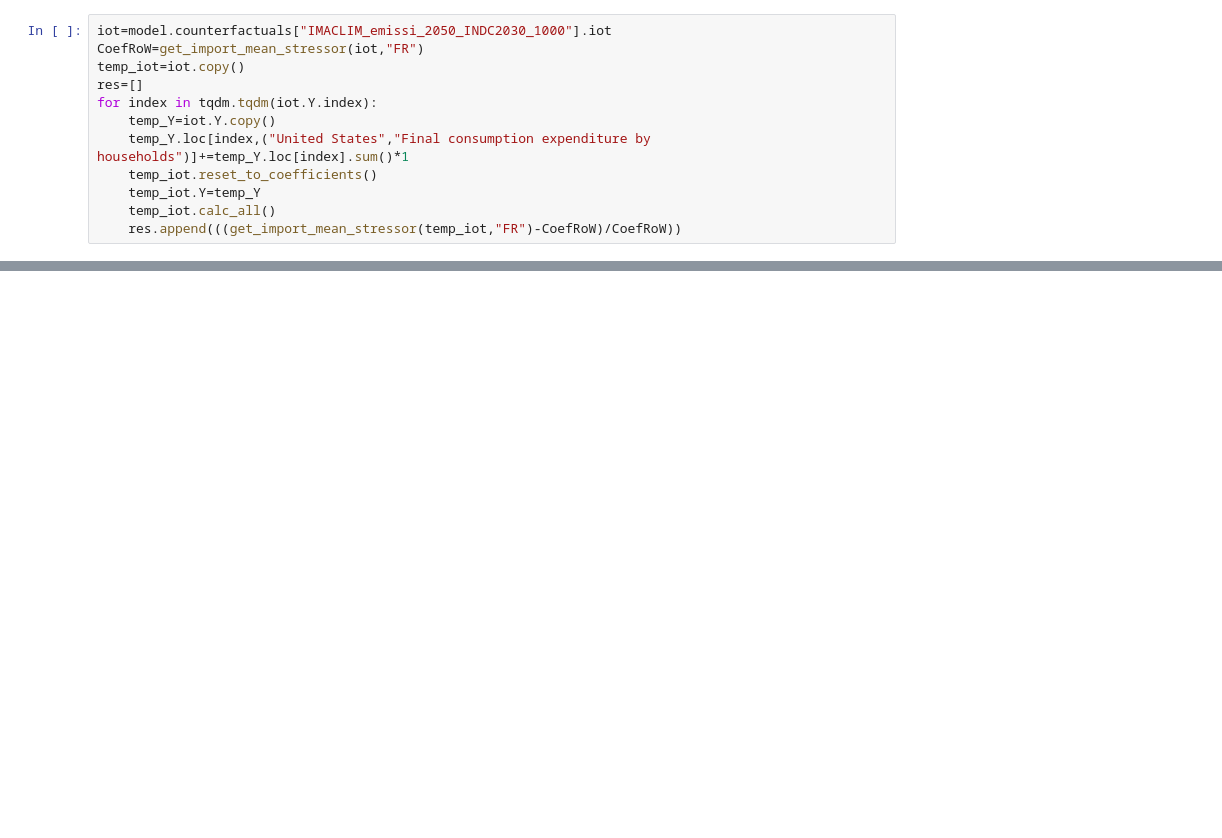
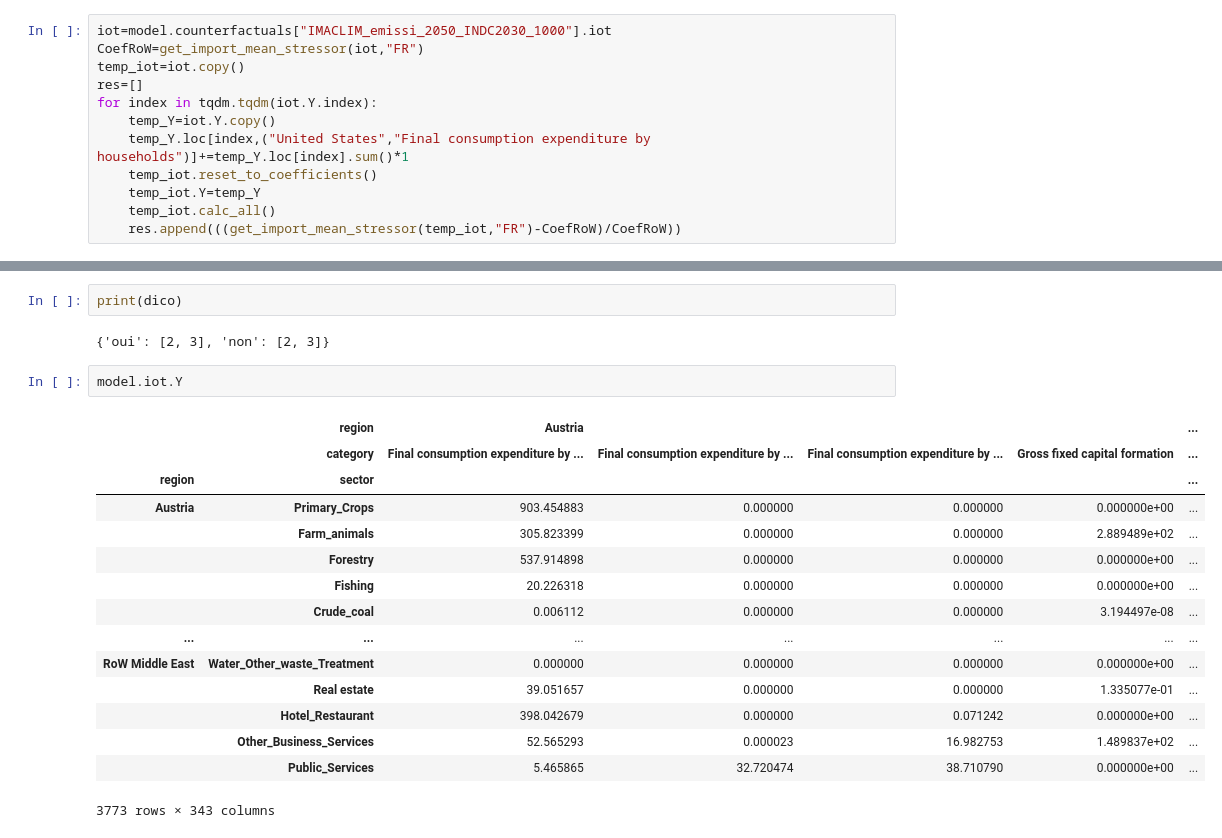
Before and after one commit to Maestrofinn/MatMat-Trade, a Jupyter notebook: IMACLIM_explo.ipynb, the cells around one changed output, grey strips where cells are left out. Saved outputs shown, nothing was run; the diff lists cells and outputs as text; blank space fills up the shorter version.

```diff
--- a/IMACLIM_explo.ipynb
+++ b/IMACLIM_explo.ipynb
@@ -596,0 +599,22 @@ dtype: float64
+# %%
+print(dico)
+# %% [output]
+{'oui': [2, 3], 'non': [2, 3]}
+# %%
+model.iot.Y
+# %% [output]
+|  | region | Austria |  |  |  | ... |
+|  | category | Final consumption expenditure by ... | Final consumption expenditure by ... | Final consumption expenditure by ... | Gross fixed capital formation | ... |
+| region | sector |  |  |  |  | ... |
+| Austria | Primary_Crops | 903.454883 | 0.000000 | 0.000000 | 0.000000e+00 | ... |
+|  | Farm_animals | 305.823399 | 0.000000 | 0.000000 | 2.889489e+02 | ... |
+|  | Forestry | 537.914898 | 0.000000 | 0.000000 | 0.000000e+00 | ... |
+|  | Fishing | 20.226318 | 0.000000 | 0.000000 | 0.000000e+00 | ... |
+|  | Crude_coal | 0.006112 | 0.000000 | 0.000000 | 3.194497e-08 | ... |
+| ... | ... | ... | ... | ... | ... | ... |
+| RoW Middle East | Water_Other_waste_Treatment | 0.000000 | 0.000000 | 0.000000 | 0.000000e+00 | ... |
+|  | Real estate | 39.051657 | 0.000000 | 0.000000 | 1.335077e-01 | ... |
+|  | Hotel_Restaurant | 398.042679 | 0.000000 | 0.071242 | 0.000000e+00 | ... |
+|  | Other_Business_Services | 52.565293 | 0.000023 | 16.982753 | 1.489837e+02 | ... |
+|  | Public_Services | 5.465865 | 32.720474 | 38.710790 | 0.000000e+00 | ... |
+3773 rows × 343 columns
```
Also changed, not shown: parts of 10 cells of this notebook, 1 other file.
